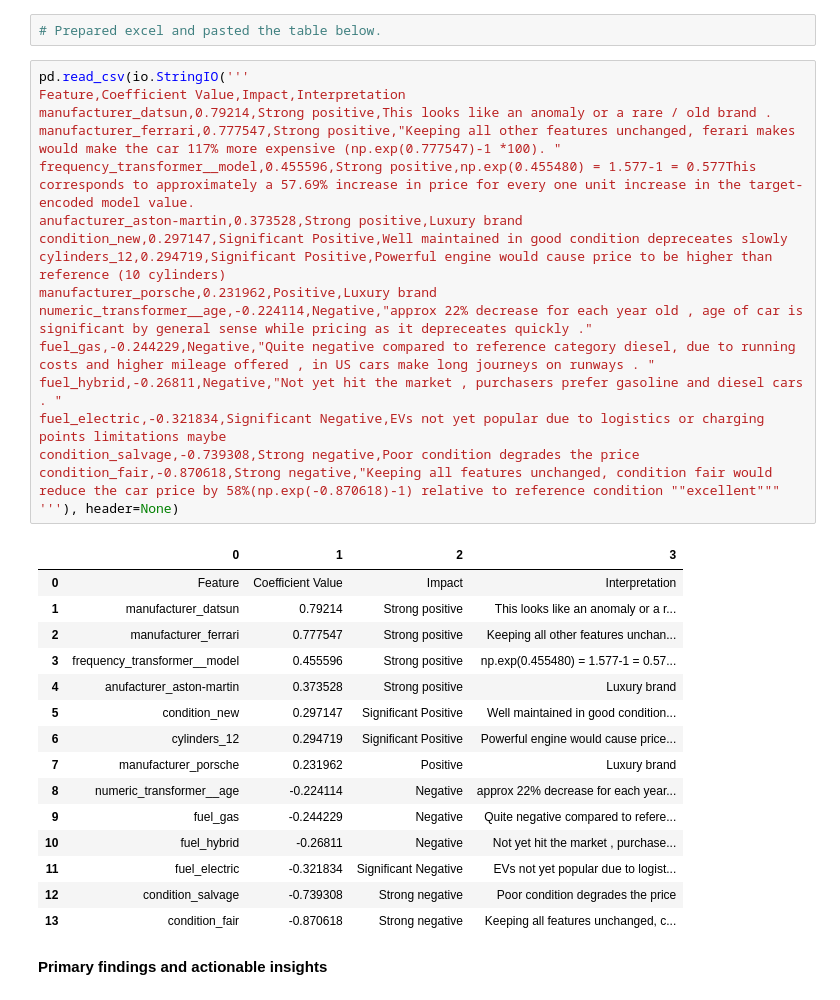
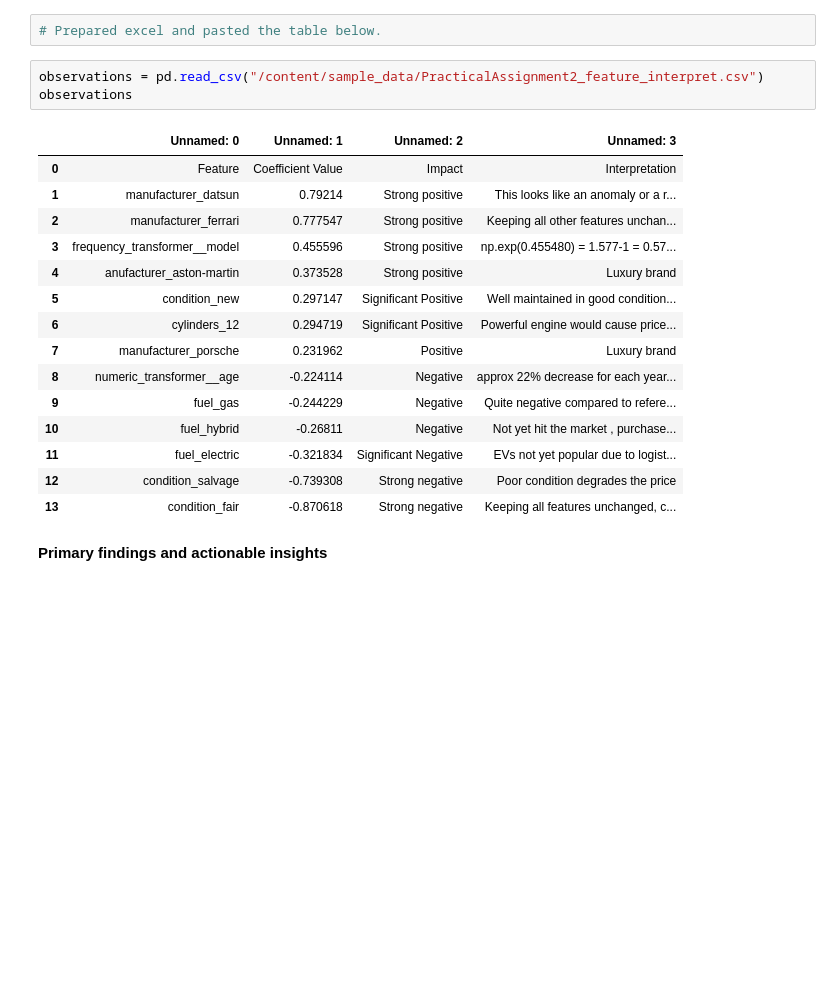
Before and after one commit to Subroy1/UsedCarPrice_DataAnalysis_For_prediction, a Jupyter notebook: PracticalAssignement2_used_cars_II.ipynb, the cells around one changed output. Drawn from its saved outputs; the diff is of its cells as text; blank space fills up the shorter version.

Commit message:
Import csv of observations

```diff
--- a/PracticalAssignement2_used_cars_II.ipynb
+++ b/PracticalAssignement2_used_cars_II.ipynb
@@ -863,39 +863,25 @@ Dropped categories for OneHotEncoded features:
 # Hence, we will focusing only on the major drivers of car price and major detractors meaning shrinking the price and others can be similarly interpreted.
 # %%
 # Prepared excel and pasted the table below.
-# %%
-pd.read_csv(io.StringIO('''
-Feature,Coefficient Value,Impact,Interpretation
-manufacturer_datsun,0.79214,Strong positive,This looks like an anomaly or a rare / old brand .
-manufacturer_ferrari,0.777547,Strong positive,"Keeping all other features unchanged, ferari makes would make the car 117% more expensive (np.exp(0.777547)-1 *100). "
-frequency_transformer__model,0.455596,Strong positive,np.exp(0.455480) = 1.577-1 = 0.577This corresponds to approximately a 57.69% increase in price for every one unit increase in the target-encoded model value.
-anufacturer_aston-martin,0.373528,Strong positive,Luxury brand
-condition_new,0.297147,Significant Positive,Well maintained in good condition depreceates slowly
-cylinders_12,0.294719,Significant Positive,Powerful engine would cause price to be higher than reference (10 cylinders)
-manufacturer_porsche,0.231962,Positive,Luxury brand
-numeric_transformer__age,-0.224114,Negative,"approx 22% decrease for each year old , age of car is significant by general sense while pricing as it depreceates quickly ."
-fuel_gas,-0.244229,Negative,"Quite negative compared to reference category diesel, due to running costs and higher mileage offered , in US cars make long journeys on runways . "
-fuel_hybrid,-0.26811,Negative,"Not yet hit the market , purchasers prefer gasoline and diesel cars . "
-fuel_electric,-0.321834,Significant Negative,EVs not yet popular due to logistics or charging  points limitations maybe
-condition_salvage,-0.739308,Strong negative,Poor condition degrades the price
-condition_fair,-0.870618,Strong negative,"Keeping all features unchanged, condition fair would reduce the car price by 58%(np.exp(-0.870618)-1) relative to reference condition ""excellent"""
-'''), header=None)
-# %% [output]
-|  | 0 | 1 | 2 | 3 |
-| 0 | Feature | Coefficient Value | Impact | Interpretation |
-| 1 | manufacturer_datsun | 0.79214 | Strong positive | This looks like an anomaly or a r... |
-| 2 | manufacturer_ferrari | 0.777547 | Strong positive | Keeping all other features unchan... |
-| 3 | frequency_transformer__model | 0.455596 | Strong positive | np.exp(0.455480) = 1.577-1 = 0.57... |
-| 4 | anufacturer_aston-martin | 0.373528 | Strong positive | Luxury brand |
-| 5 | condition_new | 0.297147 | Significant Positive | Well maintained in good condition... |
-| 6 | cylinders_12 | 0.294719 | Significant Positive | Powerful engine would cause price... |
-| 7 | manufacturer_porsche | 0.231962 | Positive | Luxury brand |
-| 8 | numeric_transformer__age | -0.224114 | Negative | approx 22% decrease for each year... |
-| 9 | fuel_gas | -0.244229 | Negative | Quite negative compared to refere... |
-| 10 | fuel_hybrid | -0.26811 | Negative | Not yet hit the market , purchase... |
-| 11 | fuel_electric | -0.321834 | Significant Negative | EVs not yet popular due to logist... |
-| 12 | condition_salvage | -0.739308 | Strong negative | Poor condition degrades the price |
-| 13 | condition_fair | -0.870618 | Strong negative | Keeping all features unchanged, c... |
+# %%
+observations = pd.read_csv("/content/sample_data/PracticalAssignment2_feature_interpret.csv")
+observations
+# %% [output]
+|  | Unnamed: 0 | Unnamed: 1 | Unnamed: 2 | Unnamed: 3 |
+| 0 | Feature | Coefficient Value | Impact | Interpretation |
+| 1 | manufacturer_datsun | 0.79214 | Strong positive | This looks like an anomaly or a r... |
+| 2 | manufacturer_ferrari | 0.777547 | Strong positive | Keeping all other features unchan... |
+| 3 | frequency_transformer__model | 0.455596 | Strong positive | np.exp(0.455480) = 1.577-1 = 0.57... |
+| 4 | anufacturer_aston-martin | 0.373528 | Strong positive | Luxury brand |
+| 5 | condition_new | 0.297147 | Significant Positive | Well maintained in good condition... |
+| 6 | cylinders_12 | 0.294719 | Significant Positive | Powerful engine would cause price... |
+| 7 | manufacturer_porsche | 0.231962 | Positive | Luxury brand |
+| 8 | numeric_transformer__age | -0.224114 | Negative | approx 22% decrease for each year... |
+| 9 | fuel_gas | -0.244229 | Negative | Quite negative compared to refere... |
+| 10 | fuel_hybrid | -0.26811 | Negative | Not yet hit the market , purchase... |
+| 11 | fuel_electric | -0.321834 | Significant Negative | EVs not yet popular due to logist... |
+| 12 | condition_salvage | -0.739308 | Strong negative | Poor condition degrades the price |
+| 13 | condition_fair | -0.870618 | Strong negative | Keeping all features unchanged, c... |
 # %% [markdown]
 **Primary findings and actionable insights**
 # %% [markdown]
```
Also changed, not shown: parts of 2 cells of this notebook.
